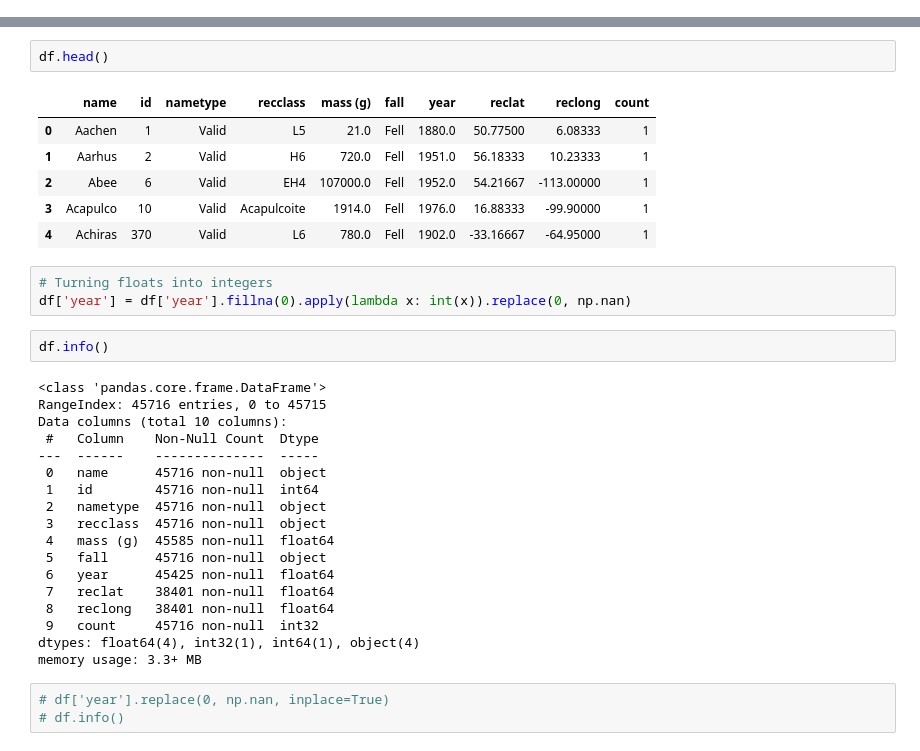
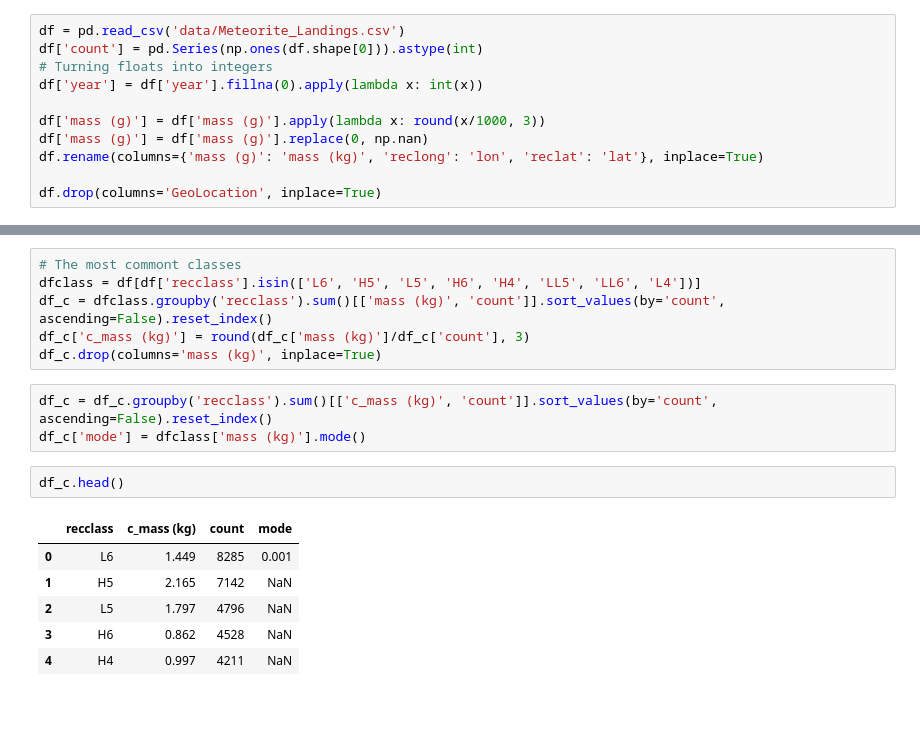
Before and after one commit to N0t10n/EDA_meteorite_landings, a Jupyter notebook: test.ipynb, the cells around one changed output, grey strips where cells are left out. Cells and saved outputs as stored; diff of their text form; blank space fills up the shorter version.

```diff
--- a/test.ipynb
+++ b/test.ipynb
@@ -8,3 +8,14 @@ df = pd.read_csv('data/Meteorite_Landings.csv')
+# %%
+df = pd.read_csv('data/Meteorite_Landings.csv')
+df['count'] = pd.Series(np.ones(df.shape[0])).astype(int)
+# Turning floats into integers
+df['year'] = df['year'].fillna(0).apply(lambda x: int(x))
+
+df['mass (g)'] = df['mass (g)'].apply(lambda x: round(x/1000, 3))
+df['mass (g)'] = df['mass (g)'].replace(0, np.nan)
+df.rename(columns={'mass (g)': 'mass (kg)', 'reclong': 'lon', 'reclat': 'lat'}, inplace=True)
+
+df.drop(columns='GeoLocation', inplace=True)
 # %%
 df.head()
 # %% [output]
@@ -51,35 +42,18 @@ df['count'] = pd.Series(np.ones(df.shape[0])).astype(int)
+# %%
+# The most commont classes
+dfclass = df[df['recclass'].isin(['L6', 'H5', 'L5', 'H6', 'H4', 'LL5', 'LL6', 'L4'])]
+df_c = dfclass.groupby('recclass').sum()[['mass (kg)', 'count']].sort_values(by='count', ascending=False).reset_index()
+df_c['c_mass (kg)'] = round(df_c['mass (kg)']/df_c['count'], 3)
+df_c.drop(columns='mass (kg)', inplace=True)
+# %%
+df_c = df_c.groupby('recclass').sum()[['c_mass (kg)', 'count']].sort_values(by='count', ascending=False).reset_index()
+df_c['mode'] = dfclass['mass (kg)'].mode()
 # %%
-df.head()
+df_c.head()
 # %% [output]
-|  | name | id | nametype | recclass | mass (g) | fall | year | reclat | reclong | count |
-| 0 | Aachen | 1 | Valid | L5 | 21.0 | Fell | 1880.0 | 50.77500 | 6.08333 | 1 |
-| 1 | Aarhus | 2 | Valid | H6 | 720.0 | Fell | 1951.0 | 56.18333 | 10.23333 | 1 |
-| 2 | Abee | 6 | Valid | EH4 | 107000.0 | Fell | 1952.0 | 54.21667 | -113.00000 | 1 |
-| 3 | Acapulco | 10 | Valid | Acapulcoite | 1914.0 | Fell | 1976.0 | 16.88333 | -99.90000 | 1 |
-| 4 | Achiras | 370 | Valid | L6 | 780.0 | Fell | 1902.0 | -33.16667 | -64.95000 | 1 |
+|  | recclass | c_mass (kg) | count | mode |
+| 0 | L6 | 1.449 | 8285 | 0.001 |
+| 1 | H5 | 2.165 | 7142 | NaN |
+| 2 | L5 | 1.797 | 4796 | NaN |
+| 3 | H6 | 0.862 | 4528 | NaN |
+| 4 | H4 | 0.997 | 4211 | NaN |
-# %%
-# Turning floats into integers
-df['year'] = df['year'].fillna(0).apply(lambda x: int(x)).replace(0, np.nan)
-# %%
-df.info()
-# %% [output]
-<class 'pandas.core.frame.DataFrame'>
-RangeIndex: 45716 entries, 0 to 45715
-Data columns (total 10 columns):
- #   Column    Non-Null Count  Dtype
----  ------    --------------  -----
- 0   name      45716 non-null  object
- 1   id        45716 non-null  int64
- 2   nametype  45716 non-null  object
- 3   recclass  45716 non-null  object
- 4   mass (g)  45585 non-null  float64
- 5   fall      45716 non-null  object
- 6   year      45425 non-null  float64
- 7   reclat    38401 non-null  float64
- 8   reclong   38401 non-null  float64
- 9   count     45716 non-null  int32
-dtypes: float64(4), int32(1), int64(1), object(4)
-memory usage: 3.3+ MB
-# %%
-# df['year'].replace(0, np.nan, inplace=True)
-# df.info()
```
Also changed, not shown: parts of 14 cells of this notebook, 3 other files.
